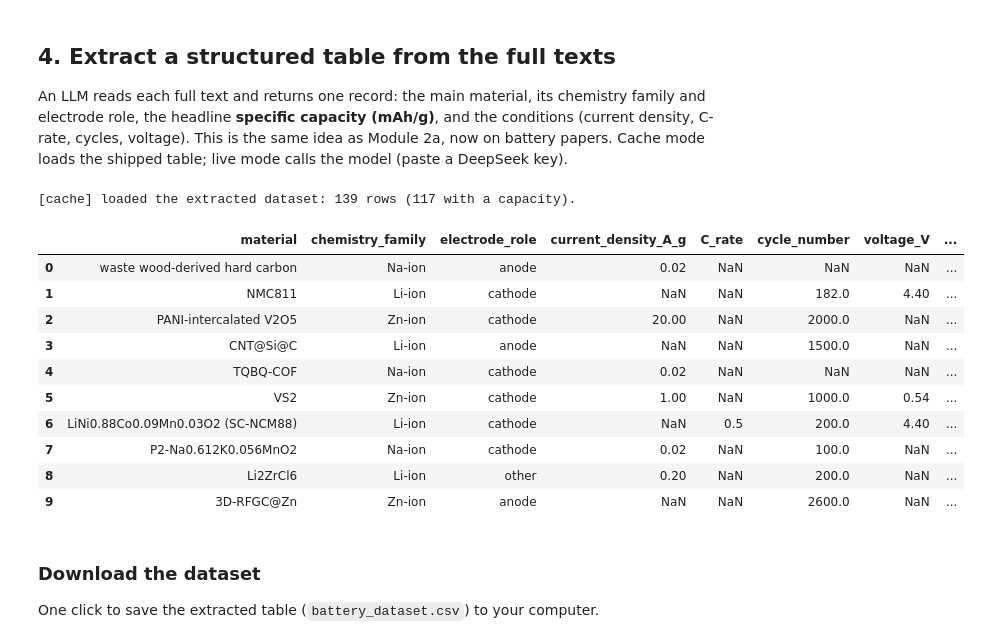
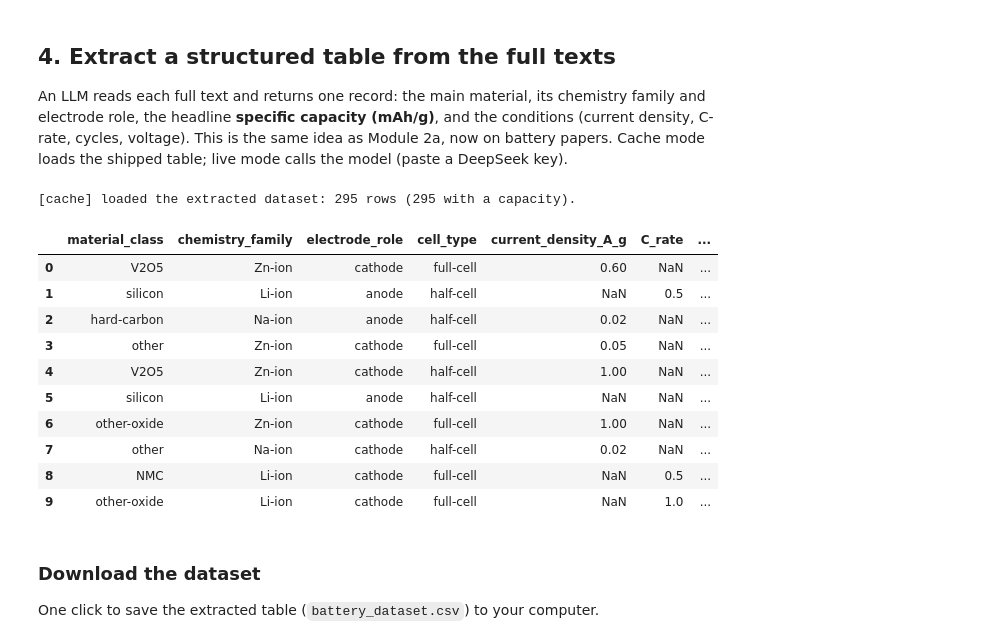
Before and after one commit to ruiding-uchicago/NRT_Training_Materials, a Jupyter notebook: module_2c_literature_to_dataset/Module2c_Literature_to_Dataset.ipynb, the cells around one changed output. Cells and saved outputs as stored; diff of their text form; code cells hidden in the pictures.

```diff
--- a/module_2c_literature_to_dataset/Module2c_Literature_to_Dataset.ipynb
+++ b/module_2c_literature_to_dataset/Module2c_Literature_to_Dataset.ipynb
@@ -210,52 +209,56 @@ An LLM reads each full text and returns one record: the main material, its chemi
 # %%
 import pandas as pd, os, json
 DEEPSEEK_KEY = ""   # LIVE only: paste sk-... (DeepSeek). Cache mode needs no key.
 
-PROMPT = """You are extracting ONE structured record from a battery research paper's full text.
-Identify the paper's MAIN electrode material and its headline reversible specific capacity.
-Return ONLY a JSON object (null if not stated):
-{"material":"<key electrode material>","chemistry_family":"<Li-ion|Na-ion|K-ion|Zn-ion|Li-S|Li-metal|Mg-ion|Ca-ion|Li-O2|other>","electrode_role":"<cathode|anode|other>","specific_capacity_mAh_g":<number mAh/g>,"current_density_A_g":<number A/g or null>,"C_rate":<number or null>,"cycle_number":<int or null>,"voltage_V":<number or null>}
+PROMPT = """Extract ONE record from this battery paper's full text: its MAIN electrode material and the headline reversible specific capacity. Return ONLY JSON (null if not stated):
+{"material_class":"<sulfur|silicon|graphite|hard-carbon|soft-carbon|NMC|NCA|LFP|LCO|LMO|spinel|V2O5|MnO2|MoS2|Prussian-blue|Li-metal|Na-metal|Zn-metal|other-oxide|other>",
+ "chemistry_family":"<Li-ion|Na-ion|K-ion|Zn-ion|Li-S|Li-metal|Mg-ion|Ca-ion|Al-ion|Li-O2|other>",
+ "electrode_role":"<cathode|anode|other>","cell_type":"<half-cell|full-cell|other>",
+ "specific_capacity_mAh_g":<number>,"current_density_A_g":<number or null>,"C_rate":<number or null>,
+ "cycle_number":<int or null>,"upper_cutoff_V":<number or null>,"lower_cutoff_V":<number or null>,
+ "temperature_C":<number or null>,"loading_mg_cm2":<number or null>,"first_cycle_CE_percent":<number or null>}
 Rules: only values stated in the text; capacity must be gravimetric mAh/g (not areal); output JSON only."""
 
-COLS = ["material","chemistry_family","electrode_role","current_density_A_g","C_rate",
-        "cycle_number","voltage_V","specific_capacity_mAh_g"]   # target (capacity) LAST, for Module 1d
+# target (specific_capacity_mAh_g) is LAST, so the CSV drops straight into Module 1d
+COLS = ["material_class","chemistry_family","electrode_role","cell_type",
+        "current_density_A_g","C_rate","cycle_number","upper_cutoff_V","lower_cutoff_V",
+        "temperature_C","loading_mg_cm2","first_cycle_CE_percent","specific_capacity_mAh_g"]
 
 if USE_CACHE and os.path.exists("cache/battery_dataset.csv"):
     data = pd.read_csv("cache/battery_dataset.csv")
     print(f"[cache] loaded the extracted dataset: {len(data)} rows "
           f"({data['specific_capacity_mAh_g'].notna().sum()} with a capacity).")
 else:
     from concurrent.futures import ThreadPoolExecutor
     def extract_one(p):
-        body={"model":"deepseek-v4-flash","temperature":0,"thinking":{"type":"disabled"},"max_tokens":400,
+        body={"model":"deepseek-v4-flash","temperature":0,"thinking":{"type":"disabled"},"max_tokens":600,
               "response_format":{"type":"json_object"},
-              "messages":[{"role":"user","content":PROMPT+"\n\nPAPER:\n"+p["text"][:40000]}]}
+              "messages":[{"role":"user","content":PROMPT+"\n\nPAPER:\n"+p["text"][:45000]}]}
         try:
             r=requests.post("https://api.deepseek.com/chat/completions",
                 headers={"Authorization":f"Bearer {DEEPSEEK_KEY}","Content-Type":"application/json"},
                 data=json.dumps(body),timeout=120)
-            d=json.loads(r.json()["choices"][0]["message"]["content"])
-            d.update(doi=p["doi"],title=p["title"],venue=p["venue"],year=p["year"]); return d
-        except Exception as e: return {"doi":p.get("doi"),"error":str(e)[:40]}
+            return json.loads(r.json()["choices"][0]["message"]["content"])
+        except Exception: return {}
     with ThreadPoolExecutor(max_workers=8) as ex:
-        rows=[r for r in ex.map(extract_one, texts) if "error" not in r]
-    data=pd.DataFrame(rows).reindex(columns=COLS+["doi","title","venue","year"])
+        rows=list(ex.map(extract_one, texts))
+    data=pd.DataFrame(rows).reindex(columns=COLS)
     print(f"extracted {len(data)} rows ({data['specific_capacity_mAh_g'].notna().sum()} with a capacity).")
 
 data.head(10)
 # %% [output]
-[cache] loaded the extracted dataset: 139 rows (117 with a capacity).
+[cache] loaded the extracted dataset: 295 rows (295 with a capacity).
-|  | material | chemistry_family | electrode_role | current_density_A_g | C_rate | cycle_number | voltage_V | ... |
-| 0 | waste wood-derived hard carbon | Na-ion | anode | 0.02 | NaN | NaN | NaN | ... |
-| 1 | NMC811 | Li-ion | cathode | NaN | NaN | 182.0 | 4.40 | ... |
-| 2 | PANI-intercalated V2O5 | Zn-ion | cathode | 20.00 | NaN | 2000.0 | NaN | ... |
-| 3 | CNT@Si@C | Li-ion | anode | NaN | NaN | 1500.0 | NaN | ... |
-| 4 | TQBQ-COF | Na-ion | cathode | 0.02 | NaN | NaN | NaN | ... |
-| 5 | VS2 | Zn-ion | cathode | 1.00 | NaN | 1000.0 | 0.54 | ... |
-| 6 | LiNi0.88Co0.09Mn0.03O2 (SC-NCM88) | Li-ion | cathode | NaN | 0.5 | 200.0 | 4.40 | ... |
-| 7 | P2-Na0.612K0.056MnO2 | Na-ion | cathode | 0.02 | NaN | 100.0 | NaN | ... |
-| 8 | Li2ZrCl6 | Li-ion | other | 0.20 | NaN | 200.0 | NaN | ... |
-| 9 | 3D-RFGC@Zn | Zn-ion | anode | NaN | NaN | 2600.0 | NaN | ... |
+|  | material_class | chemistry_family | electrode_role | cell_type | current_density_A_g | C_rate | ... |
+| 0 | V2O5 | Zn-ion | cathode | full-cell | 0.60 | NaN | ... |
+| 1 | silicon | Li-ion | anode | half-cell | NaN | 0.5 | ... |
+| 2 | hard-carbon | Na-ion | anode | half-cell | 0.02 | NaN | ... |
+| 3 | other | Zn-ion | cathode | full-cell | 0.05 | NaN | ... |
+| 4 | V2O5 | Zn-ion | cathode | half-cell | 1.00 | NaN | ... |
+| 5 | silicon | Li-ion | anode | half-cell | NaN | NaN | ... |
+| 6 | other-oxide | Zn-ion | cathode | full-cell | 1.00 | NaN | ... |
+| 7 | other | Na-ion | cathode | half-cell | 0.02 | NaN | ... |
+| 8 | NMC | Li-ion | cathode | full-cell | NaN | 0.5 | ... |
+| 9 | other-oxide | Li-ion | cathode | full-cell | NaN | 1.0 | ... |
 # %% [markdown]
 ### Download the dataset
 
```
Also changed, not shown: parts of 4 cells of this notebook, 5 other files.
